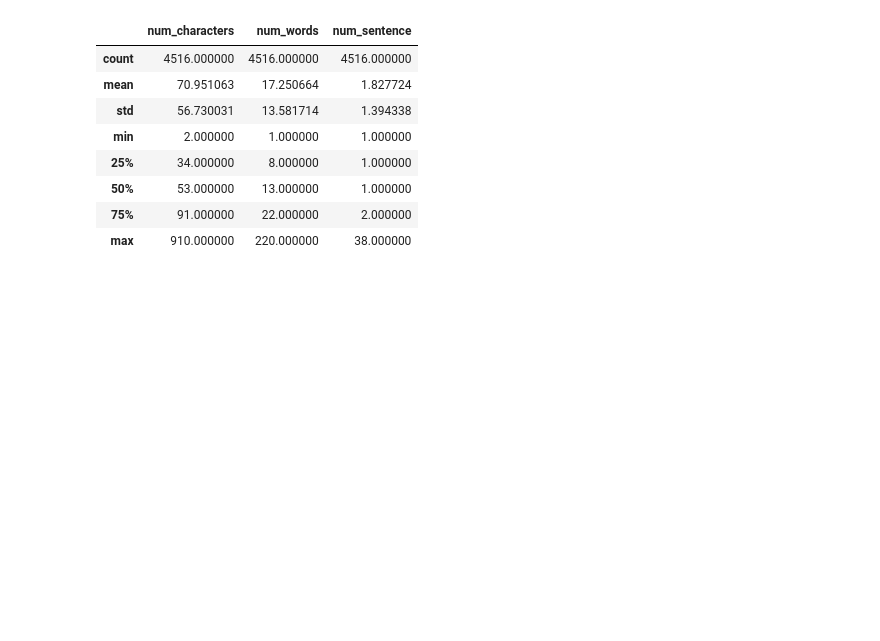
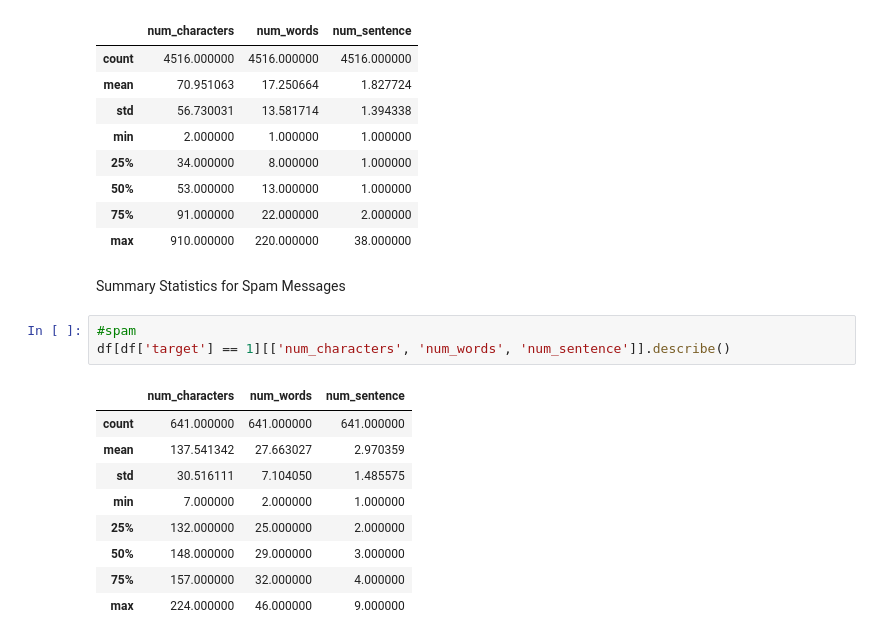
Before and after one commit to KiranKokateGitHub/Spam-Email-Detection_NLP_ML-Project, a Jupyter notebook: Spam_Email_Detection_NLP_ML_Project.ipynb, the cells around one changed output. Drawn from its saved outputs; the diff is of its cells as text; blank space fills up the shorter version.

```diff
--- a/Spam_Email_Detection_NLP_ML_Project.ipynb
+++ b/Spam_Email_Detection_NLP_ML_Project.ipynb
@@ -201,3 +201,18 @@ df[df['target'] == 0][['num_characters', 'num_words', 'num_sentence']].describe(
 | 50% | 53.000000 | 13.000000 | 1.000000 |
 | 75% | 91.000000 | 22.000000 | 2.000000 |
 | max | 910.000000 | 220.000000 | 38.000000 |
+# %% [markdown]
+Summary Statistics for Spam Messages
+# %%
+#spam
+df[df['target'] == 1][['num_characters', 'num_words', 'num_sentence']].describe()
+# %% [output]
+|  | num_characters | num_words | num_sentence |
+| count | 641.000000 | 641.000000 | 641.000000 |
+| mean | 137.541342 | 27.663027 | 2.970359 |
+| std | 30.516111 | 7.104050 | 1.485575 |
+| min | 7.000000 | 2.000000 | 1.000000 |
+| 25% | 132.000000 | 25.000000 | 2.000000 |
+| 50% | 148.000000 | 29.000000 | 3.000000 |
+| 75% | 157.000000 | 32.000000 | 4.000000 |
+| max | 224.000000 | 46.000000 | 9.000000 |
```
Also changed, not shown: parts of 4 cells of this notebook.
